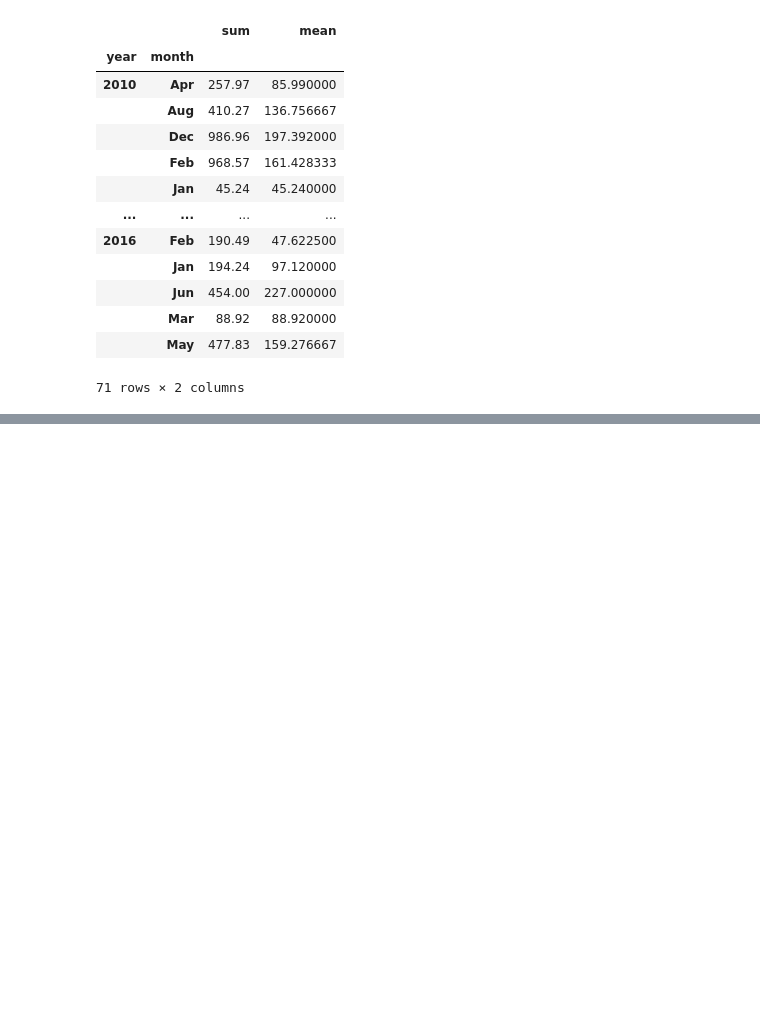
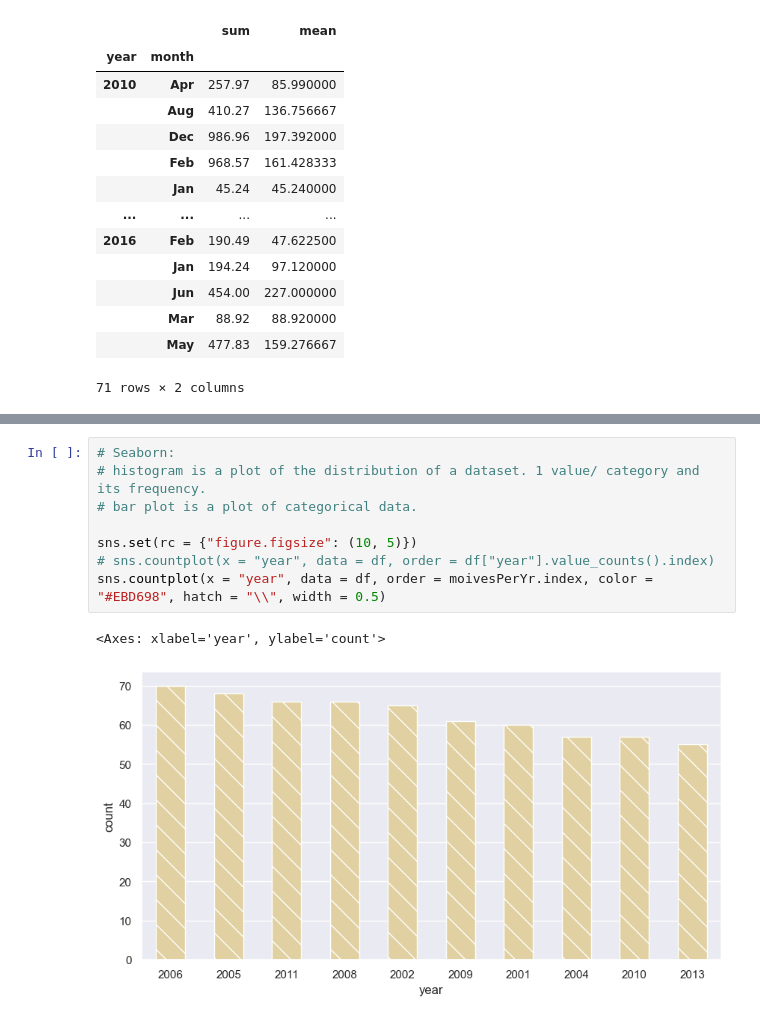
Before and after one commit to mjshubham21/Python_DA, a Jupyter notebook: Json Classes/data/pandas2.ipynb, the cells around one changed output, grey strips where cells are left out. Saved outputs shown, nothing was run; the diff lists cells and outputs as text; blank space fills up the shorter version.

Commit message:
Started with Matplotlib and Seaborn.

```diff
--- a/Json Classes/data/pandas2.ipynb
+++ b/Json Classes/data/pandas2.ipynb
@@ -445,0 +485,11 @@ grpd
+# %%
+# Seaborn:
+# histogram is a plot of the distribution of a dataset. 1 value/ category and its frequency.
+# bar plot is a plot of categorical data.
+
+sns.set(rc = {"figure.figsize": (10, 5)})
+# sns.countplot(x = "year", data = df, order = df["year"].value_counts().index)
+sns.countplot(x = "year", data = df, order = moivesPerYr.index, color = "#EBD698", hatch = "\\", width = 0.5)
+# %% [output]
+<Axes: xlabel='year', ylabel='count'>
+[figure, added]
```
Also changed, not shown: parts of 13 cells of this notebook, 1 other file.
